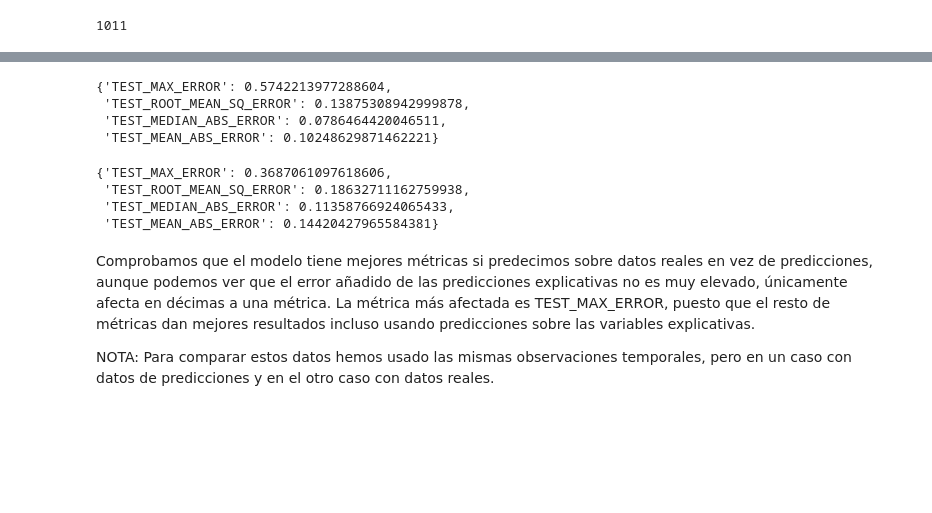
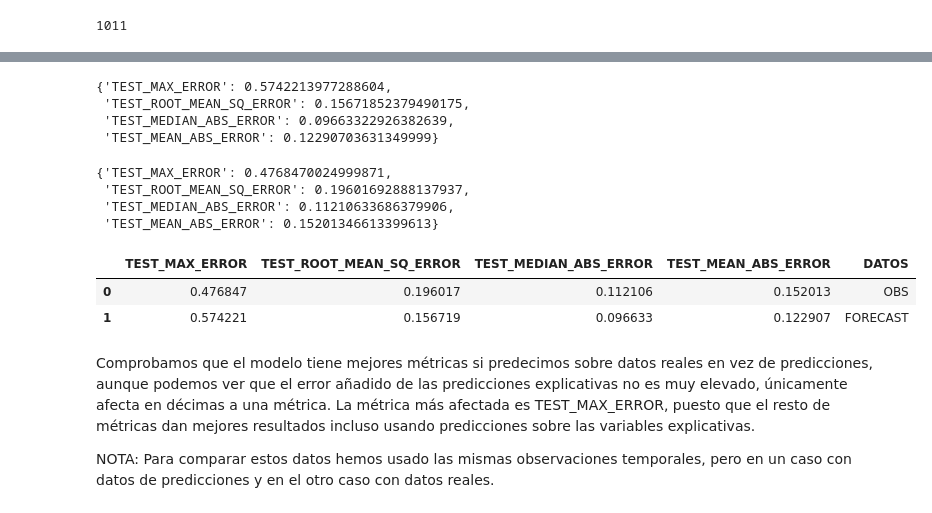
Before and after one commit to MarioBaldocchi/PD, a Jupyter notebook: forecasts/evaluacion.ipynb, the cells around one changed output, grey strips where cells are left out. Drawn from its saved outputs; the diff is of its cells as text; code cells hidden in the pictures; blank space fills up the shorter version.

```diff
--- a/forecasts/evaluacion.ipynb
+++ b/forecasts/evaluacion.ipynb
@@ -302,0 +186,3 @@ df_2024
+# %%
+fechas = df_forecast[filtro_observaciones_reales][['anio', 'mes', 'dia', 'hora']].drop_duplicates()
+fechas.shape
@@ -303,6 +193,6 @@ df_2024
 # %%
 #Seleccionamos únicamente los datos reales que coinciden con las predicciones.
 # Como los datos reales acaban un poco antes que las predicciones no hace falta acotar por encima
-X_obs_reales = df_2024[(df_2024.hora >= 16)&(df_2024.dia >= 2)&(df_2024.mes >= 5)&(df_2024.anio >= 2024)]
-X_obs_reales
+X_obs_reales = df_2024.merge(fechas, on=['anio', 'mes', 'dia', 'hora'])
+X_obs_reales.shape
 # %% [output]
@@ -327,6 +200,6 @@ X_obs_reales
 # %%
 #Construimos un df para predecir con los datos reales, y guardamos el valor real de la altura de la ola.
-X_obs_reales_limpio = X_obs_reales.drop(columns=['Temperatura', 'wspd', 'AlturaOlas'])
+X_obs_reales_limpio = X_obs_reales.drop(columns=['anio', 'mes', 'dia', 'hora', 'Temperatura', 'wspd', 'AlturaOlas'])
 y_reales = X_obs_reales["AlturaOlas"]
 # %%
 X_obs_reales_limpio.columns
@@ -353,4 +224,5 @@ filtro_df_forecast = (df_forecast.hora >= 16)&(df_forecast.dia >= 2)&(df_forecas
 # %%
-df_forecast_fechas_iguales = df_forecast[filtro_df_forecast]
-df_forecast_fechas_iguales
+df_forecast_fechas_iguales = df_forecast.merge(X_obs_reales[['anio', 'mes', 'dia', 'hora']], on=['anio', 'mes', 'dia', 'hora'])
+# vemos el numero de filas para ver si coincide de fechas (descartamos duplicados de antelacion)
+df_forecast_fechas_iguales.drop_duplicates(['anio', 'mes', 'dia', 'hora']).shape
 # %% [output]
@@ -376,17 +236,25 @@ predicciones_forecast = model.predict(scaler.transform(df_forecast_fechas_iguale
 calcular_metricas(y_forecast, predicciones_forecast)
 # %% [output]
 {'TEST_MAX_ERROR': 0.5742213977288604,
- 'TEST_ROOT_MEAN_SQ_ERROR': 0.13875308942999878,
- 'TEST_MEDIAN_ABS_ERROR': 0.0786464420046511,
- 'TEST_MEAN_ABS_ERROR': 0.10248629871462221}
+ 'TEST_ROOT_MEAN_SQ_ERROR': 0.15671852379490175,
+ 'TEST_MEDIAN_ABS_ERROR': 0.09663322926382639,
+ 'TEST_MEAN_ABS_ERROR': 0.12290703631349999}
 # %%
 #Volvemos a copiar la celda
 calcular_metricas(y_reales, predicciones_usando_datos_reales)
 # %% [output]
-{'TEST_MAX_ERROR': 0.3687061097618606,
- 'TEST_ROOT_MEAN_SQ_ERROR': 0.18632711162759938,
- 'TEST_MEDIAN_ABS_ERROR': 0.11358766924065433,
- 'TEST_MEAN_ABS_ERROR': 0.14420427965584381}
+{'TEST_MAX_ERROR': 0.4768470024999871,
+ 'TEST_ROOT_MEAN_SQ_ERROR': 0.19601692888137937,
+ 'TEST_MEDIAN_ABS_ERROR': 0.11210633686379906,
+ 'TEST_MEAN_ABS_ERROR': 0.15201346613399613}
+# %%
+df_results = pd.DataFrame([calcular_metricas(y_reales, predicciones_usando_datos_reales), calcular_metricas(y_forecast, predicciones_forecast)])
+df_results['DATOS'] = ['OBS', 'FORECAST']
+df_results
+# %% [output]
+|  | TEST_MAX_ERROR | TEST_ROOT_MEAN_SQ_ERROR | TEST_MEDIAN_ABS_ERROR | TEST_MEAN_ABS_ERROR | DATOS |
+| 0 | 0.476847 | 0.196017 | 0.112106 | 0.152013 | OBS |
+| 1 | 0.574221 | 0.156719 | 0.096633 | 0.122907 | FORECAST |
 # %% [markdown]
 Comprobamos que el modelo tiene mejores métricas si predecimos sobre datos reales en vez de predicciones, aunque podemos ver que el error añadido de las predicciones explicativas no es muy elevado, únicamente afecta en décimas a una métrica. La métrica más afectada es TEST_MAX_ERROR, puesto que el resto de métricas dan mejores resultados incluso usando predicciones sobre las variables explicativas.
 
```
Also changed, not shown: parts of 26 cells of this notebook.
